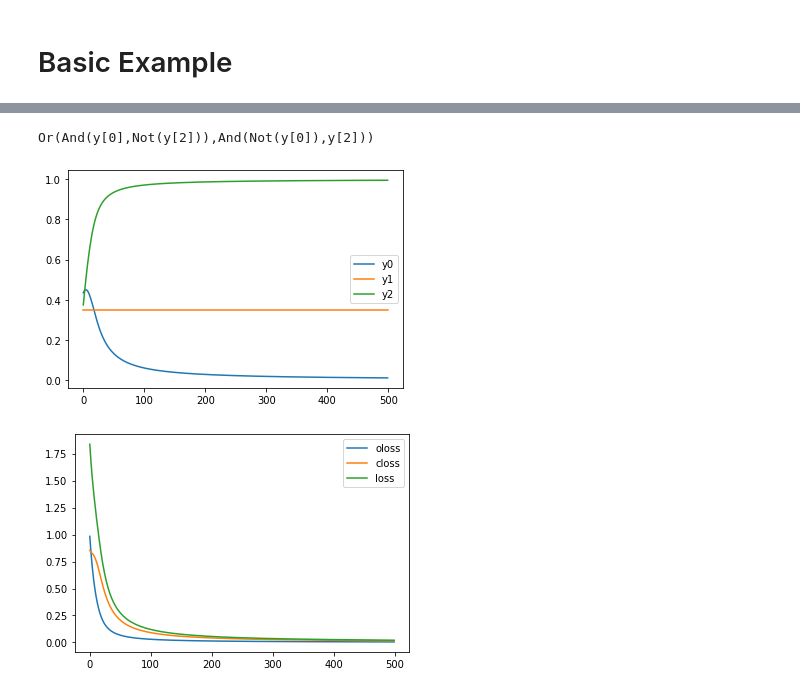
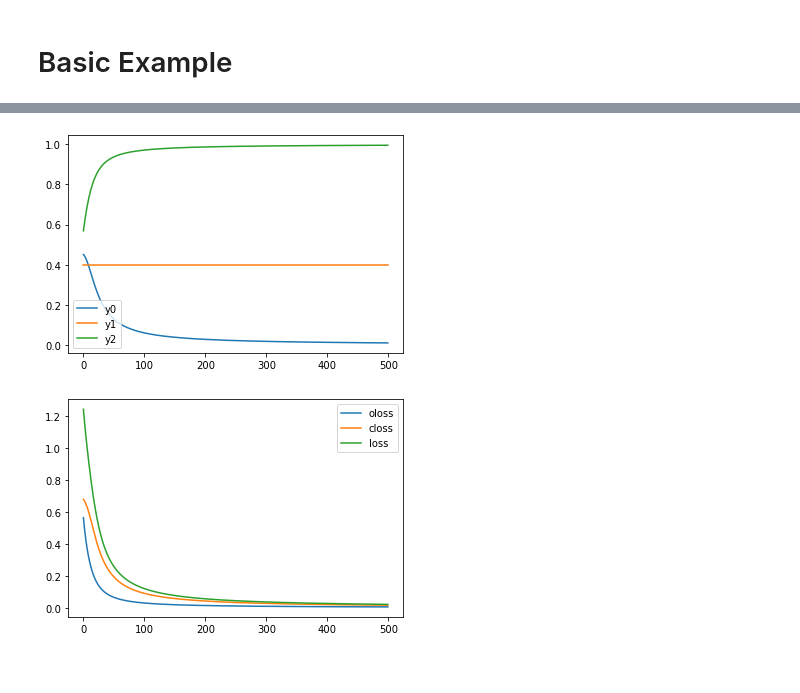
Before and after one commit to pylon-lib/pylon, a Jupyter notebook: examples.ipynb, the cells around one changed output, grey strips where cells are left out. Saved outputs shown, nothing was run; the diff lists cells and outputs as text; code cells hidden in the pictures.

Commit message:
Added SemanticSolver which uses the semantic loss, along with associated test. Modified notebook with example.

```diff
--- a/examples.ipynb
+++ b/examples.ipynb
@@ -94,36 +94,37 @@ from pytorch_constraints.brute_force_solver import *
 from pytorch_constraints.sampling_solver import *
 from pytorch_constraints.weighted_sampling_solver import *
 from pytorch_constraints.tnorm_solver import TNormLogicSolver
+from pytorch_constraints.semantic_solver import SemanticSolver
 
 net = Net()
 opt = torch.optim.SGD(net.parameters(), lr=0.1)
 plot = PlotHelper()
 plot_loss = PlotHelper()
 
 def xor(y):
     return (y[0] and not y[2]) or (not y[0] and y[2])
 
 xor_cons = constraint(xor)
 num_samples = 100
-xor_cons = constraint(xor, SamplingSolver(num_samples))
+# xor_cons = constraint(xor, SamplingSolver(num_samples))
 # xor_cons = constraint(xor, WeightedSamplingSolver(num_samples))
 # xor_cons = constraint(xor, TNormLogicSolver())
+xor_cons = constraint(xor, SemanticSolver())
 
 for _ in range(500):
     opt.zero_grad()
     y_logit = net(x)
     oloss = F.cross_entropy(y_logit[2:], y[2:])
     closs = xor_cons(y_logit)
     loss = oloss + closs
     loss.backward()
     y_prob = torch.softmax(y_logit, dim=-1)
     plot.add(y0=y_prob[0,1].data, y1=y_prob[1,1].data, y2=y_prob[2,1].data)
     plot_loss.add(oloss=oloss.data, closs=closs.data, loss=loss.data)
     opt.step()
 
 plot.show()
 plot_loss.show()
 # %% [output]
-Or(And(y[0],Not(y[2])),And(Not(y[0]),y[2]))
-[figure, old version]
+[figure, new version]
-[figure, old version]
+[figure, new version]
```
Also changed, not shown: parts of 1 cell of this notebook, 2 other files.
